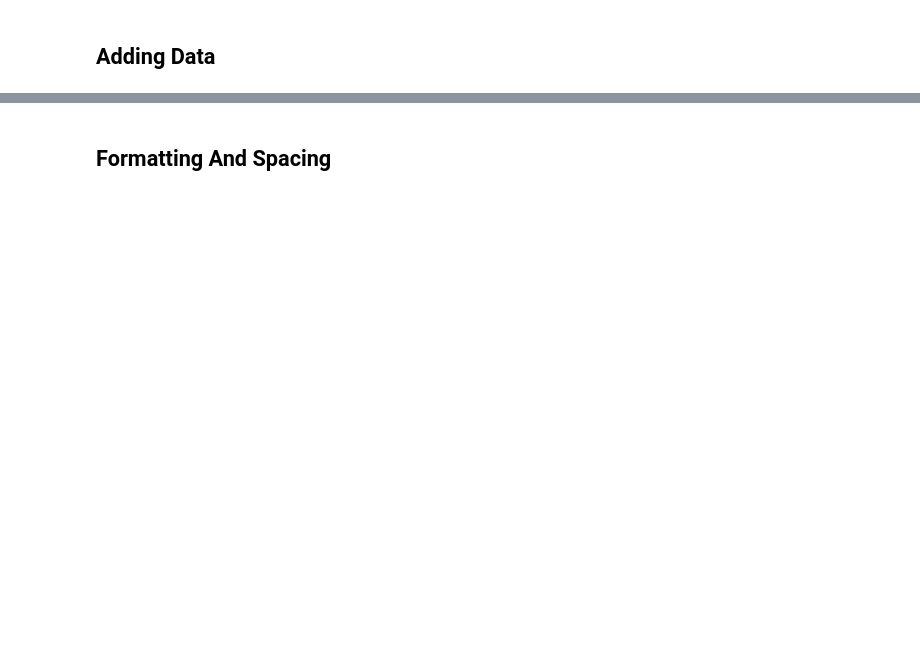
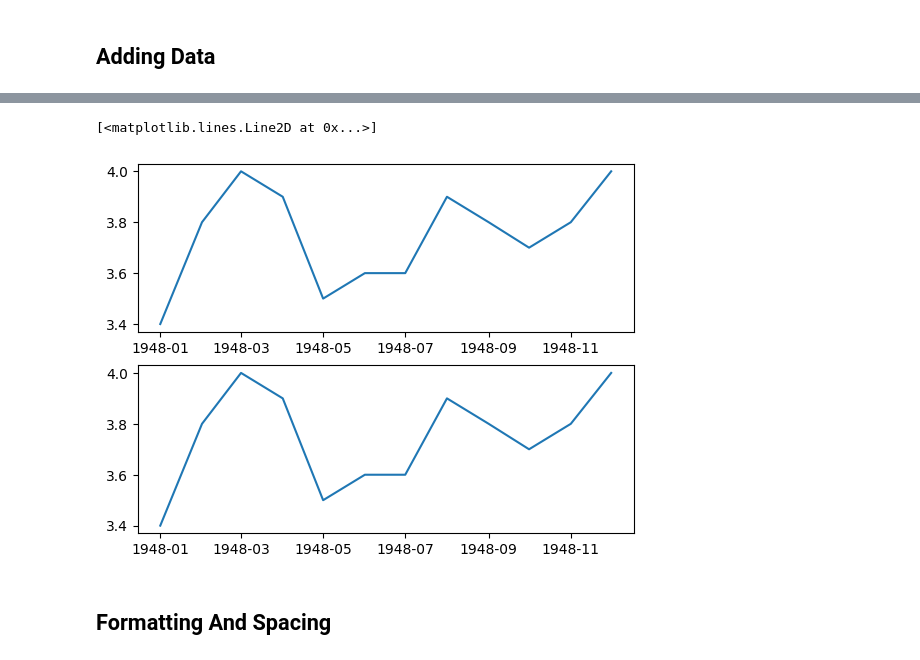
Before and after one commit to mihajlov123/python-analitika-notes, a Jupyter notebook: Del_05_Prikazovanje_podatkov_osnovno/05_Prikazovanje_podatkov_osnovno_CLEAN.ipynb, the cells around one changed output, grey strips where cells are left out. Drawn from its saved outputs; the diff is of its cells as text; code cells hidden in the pictures; blank space fills up the shorter version.

```diff
--- a/Del_05_Prikazovanje_podatkov_osnovno/05_Prikazovanje_podatkov_osnovno_CLEAN.ipynb
+++ b/Del_05_Prikazovanje_podatkov_osnovno/05_Prikazovanje_podatkov_osnovno_CLEAN.ipynb
@@ -164,6 +173,11 @@ second_twelve = unrate[12:24]
 # %%
 fig = plt.figure()
 ax1 = fig.add_subplot(2,1,1)
 ax2 = fig.add_subplot(2,1,2)
+ax1.plot(first_twelve["DATE"], first_twelve["VALUE"])
+ax2.plot(first_twelve["DATE"], first_twelve["VALUE"])
+# %% [output]
+[<matplotlib.lines.Line2D at 0x...>]
+[figure, added]
 # %% [markdown]
 ## Formatting And Spacing
```
Also changed, not shown: parts of 29 cells of this notebook, 1 other file.
